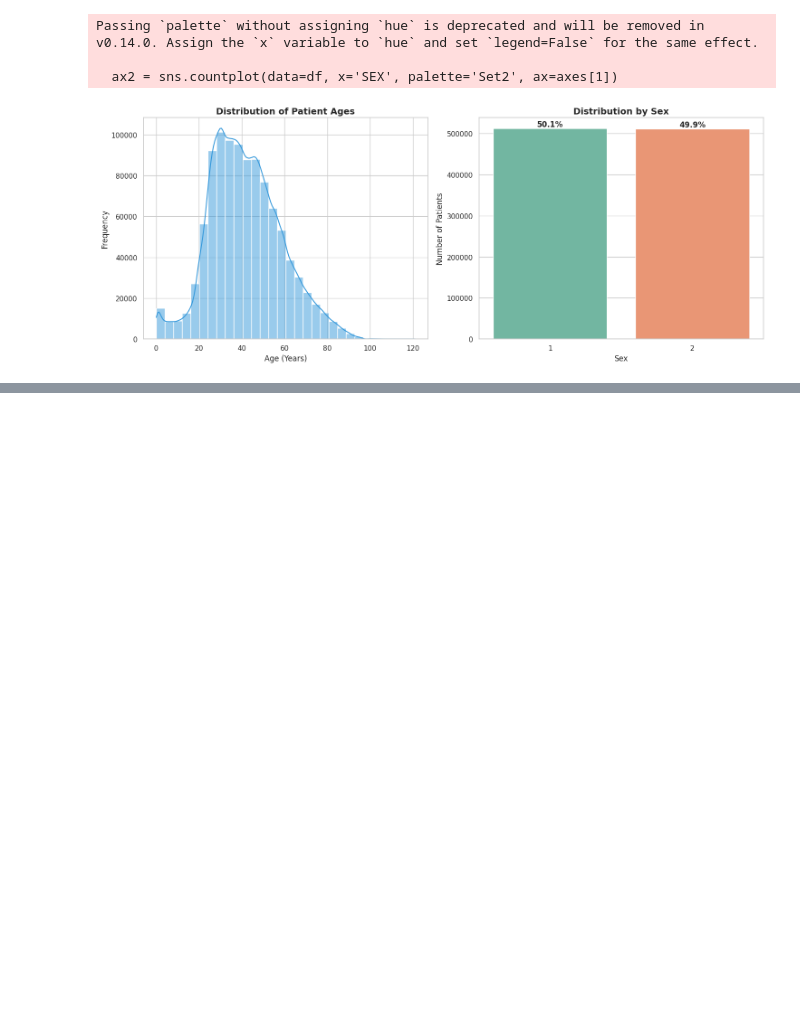
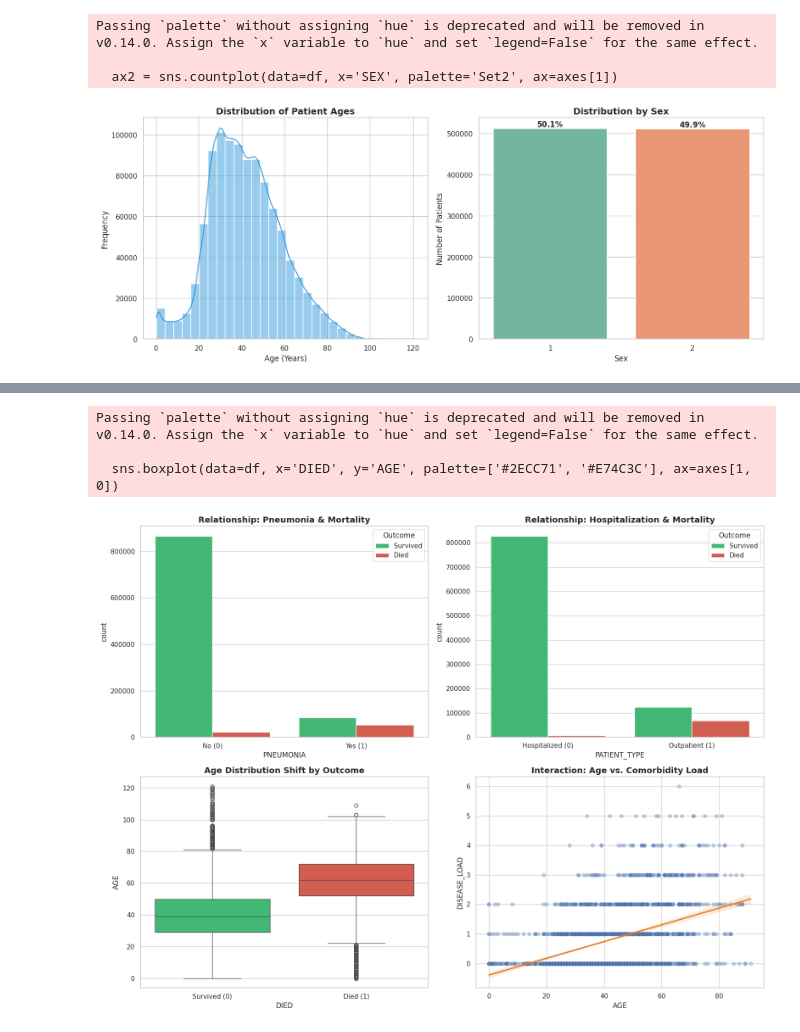
Before and after one commit to Rohit-Girhe/Covid-19-Mexico-Dataset-Analysis, a Jupyter notebook: Notebook/Cleaning_and_analysis.ipynb, the cells around one changed output, grey strips where cells are left out. Cells and saved outputs as stored; diff of their text form; code cells hidden in the pictures; blank space fills up the shorter version.

```diff
--- a/Notebook/Cleaning_and_analysis.ipynb
+++ b/Notebook/Cleaning_and_analysis.ipynb
@@ -384,0 +425,44 @@ Passing `palette` without assigning `hue` is deprecated and will be removed in v
+# %%
+# Set visual style
+sns.set_theme(style="whitegrid")
+fig, axes = plt.subplots(2, 2, figsize=(16, 12))
+
+# 1. Categorical <--> Categorical (PNEUMONIA vs. DIED)
+# Proves which medical diagnosis is the strongest predictor of mortality
+sns.countplot(data=df, x='PNEUMONIA', hue='DIED', palette=['#2ECC71', '#E74C3C'], ax=axes[0, 0])
+axes[0, 0].set_title('Relationship: Pneumonia & Mortality', fontsize=14, fontweight='bold')
+axes[0, 0].set_xticklabels(['No (0)', 'Yes (1)'])
+axes[0, 0].legend(title='Outcome', labels=['Survived', 'Died'])
+
+# 2. Categorical <--> Categorical (PATIENT_TYPE vs. DIED)
+# Investigates how severity (hospitalization) correlates with death
+sns.countplot(data=df, x='PATIENT_TYPE', hue='DIED', palette=['#2ECC71', '#E74C3C'], ax=axes[0, 1])
+axes[0, 1].set_title('Relationship: Hospitalization & Mortality', fontsize=14, fontweight='bold')
+axes[0, 1].set_xticklabels(['Hospitalized (0)', 'Outpatient (1)'])
+axes[0, 1].legend(title='Outcome', labels=['Survived', 'Died'])
+
+# 3. Categorical <--> Numerical (AGE Distribution by Outcome)
+# Uses a boxplot to show the mathematical shift in risk age
+sns.boxplot(data=df, x='DIED', y='AGE', palette=['#2ECC71', '#E74C3C'], ax=axes[1, 0])
+axes[1, 0].set_title('Age Distribution Shift by Outcome', fontsize=14, fontweight='bold')
+axes[1, 0].set_xticklabels(['Survived (0)', 'Died (1)'])
+
+# 4. Numerical <--> Numerical (AGE vs. Interaction Effect)
+# Creating a temporary 'DISEASE_LOAD' to see if older patients carry more risk factors
+disease_cols = ['PNEUMONIA', 'DIABETES', 'COPD', 'ASTHMA', 'INMSUPR',
+                'HIPERTENSION', 'OTHER_DISEASE', 'CARDIOVASCULAR',
+                'OBESITY', 'RENAL_CHRONIC', 'TOBACCO']
+df['DISEASE_LOAD'] = df[disease_cols].sum(axis=1)
+
+# Sampling for performance (1 million rows can lag the plot)
+sns.regplot(data=df.sample(2000), x='AGE', y='DISEASE_LOAD',
+            scatter_kws={'alpha':0.3}, line_kws={'color':'#E67E22'}, ax=axes[1, 1])
+axes[1, 1].set_title('Interaction: Age vs. Comorbidity Load', fontsize=14, fontweight='bold')
+
+plt.tight_layout()
+plt.show()
+# %% [output]
+Passing `palette` without assigning `hue` is deprecated and will be removed in v0.14.0. Assign the `x` variable to `hue` and set `legend=False` for the same effect.
+
+  sns.boxplot(data=df, x='DIED', y='AGE', palette=['#2ECC71', '#E74C3C'], ax=axes[1, 0])
+[figure, added]
```
Also changed, not shown: parts of 9 cells of this notebook, 1 other file.
